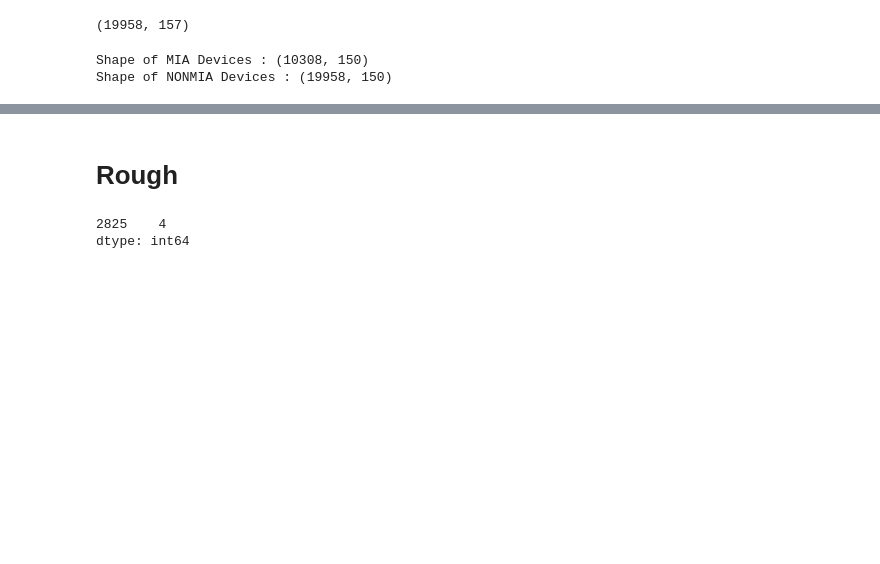
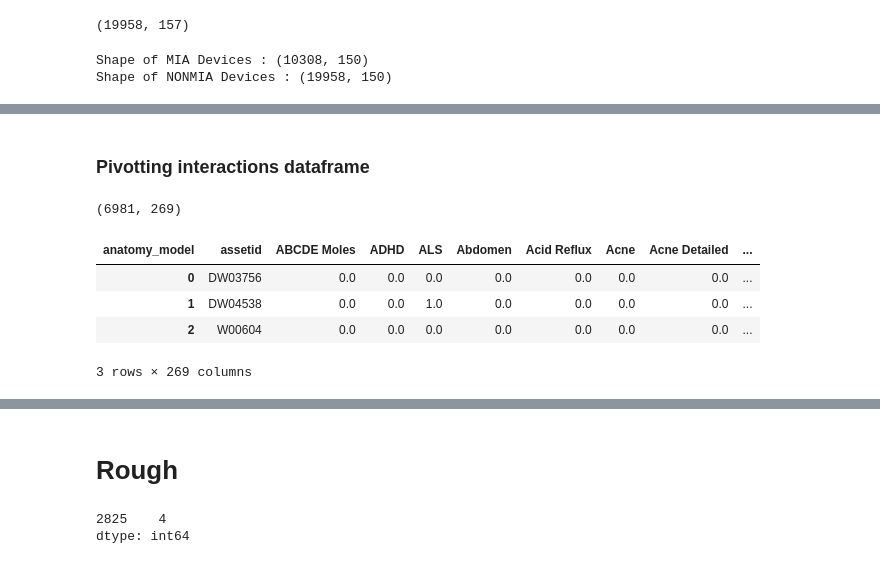
Before and after one commit to oh-swetha-unnava/MIA_Analysis, a Jupyter notebook: Wallboard/JupyterNotebooks/Wallboard_dataprep.ipynb, the cells around one changed output, grey strips where cells are left out. Drawn from its saved outputs; the diff is of its cells as text; code cells hidden in the pictures; blank space fills up the shorter version.

```diff
--- a/Wallboard/JupyterNotebooks/Wallboard_dataprep.ipynb
+++ b/Wallboard/JupyterNotebooks/Wallboard_dataprep.ipynb
@@ -63,0 +120,4 @@ Number of unique wallboard assets:  19958
+# %%
+df_mia_activity_wb_interact = pd.read_csv('../Treasure_Data_Variables/MIA_WB_interactions.csv')
+print(df_mia_activity_wb_interact.shape)
+df_mia_activity_wb_interact.head(3)
@@ -195,0 +419,17 @@ Shape of NONMIA Devices : (19958, 150)
+# %% [markdown]
+### Pivotting interactions dataframe
+# %%
+df_mia_activity_wb_interact_f = pd.pivot_table(df_mia_activity_wb_interact,
+               values = 'avg_touches',
+               index=['assetid'],
+               columns = 'anatomy_model').reset_index()
+df_mia_activity_wb_interact_f.replace(np.nan,0,inplace = True)
+print(df_mia_activity_wb_interact_f.shape)
+df_mia_activity_wb_interact_f.head(3)
+# %% [output]
+(6981, 269)
+| anatomy_model | assetid | ABCDE Moles | ADHD | ALS | Abdomen | Acid Reflux | Acne | Acne Detailed | ... |
+| 0 | DW03756 | 0.0 | 0.0 | 0.0 | 0.0 | 0.0 | 0.0 | 0.0 | ... |
+| 1 | DW04538 | 0.0 | 0.0 | 1.0 | 0.0 | 0.0 | 0.0 | 0.0 | ... |
+| 2 | W00604 | 0.0 | 0.0 | 0.0 | 0.0 | 0.0 | 0.0 | 0.0 | ... |
+3 rows × 269 columns
```
Also changed, not shown: parts of 55 cells of this notebook.
